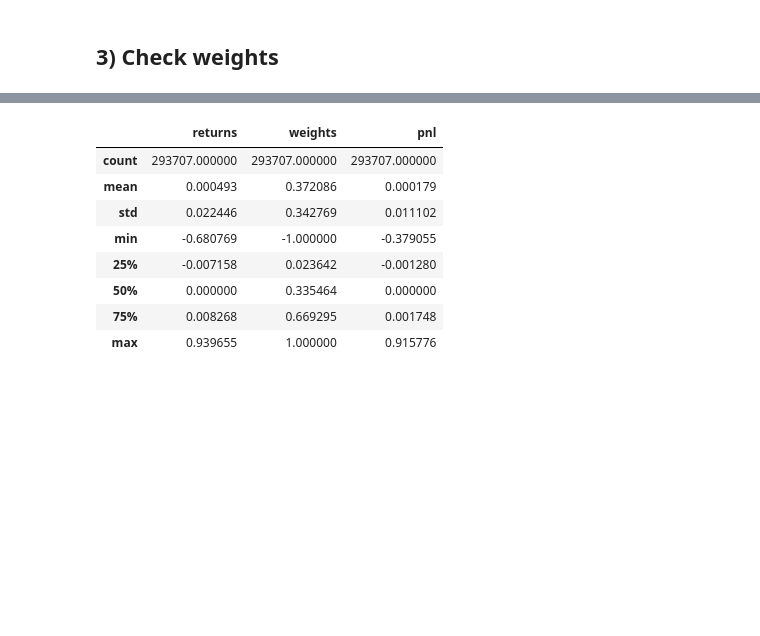
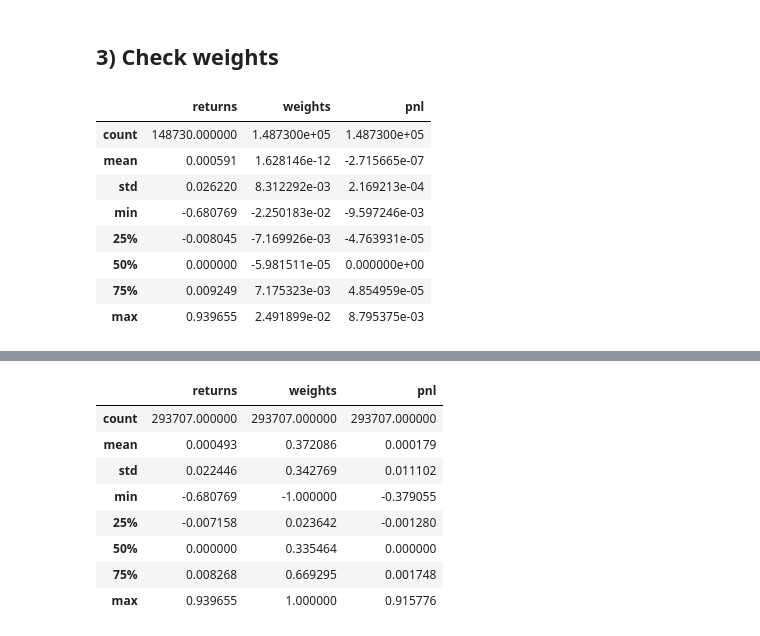
Before and after one commit to dcuoliveira/rpowbe, a Jupyter notebook: src/results_debug.ipynb, the cells around one changed output, grey strips where cells are left out. Cells and saved outputs as stored; diff of their text form; code cells hidden in the pictures; blank space fills up the shorter version.

```diff
--- a/src/results_debug.ipynb
+++ b/src/results_debug.ipynb
@@ -75,4 +76,17 @@ plt.show()
 # %% [markdown]
 ## 3) Check weights
+# %%
+check_name = "mvo_ls_small_sample_cbb_cbb"
+all_summary_df.loc[(all_summary_df["model"] == check_name), ["returns", "weights", "pnl"]].describe()
+# %% [output]
+|  | returns | weights | pnl |
+| count | 148730.000000 | 1.487300e+05 | 1.487300e+05 |
+| mean | 0.000591 | 1.628146e-12 | -2.715665e-07 |
+| std | 0.026220 | 8.312292e-03 | 2.169213e-04 |
+| min | -0.680769 | -2.250183e-02 | -9.597246e-03 |
+| 25% | -0.008045 | -7.169926e-03 | -4.763931e-05 |
+| 50% | 0.000000 | -5.981511e-05 | 0.000000e+00 |
+| 75% | 0.009249 | 7.175323e-03 | 4.854959e-05 |
+| max | 0.939655 | 2.491899e-02 | 8.795375e-03 |
 # %%
 check_name = "mvo_ls_small_sample_mle_mle"
```
Also changed, not shown: parts of 5 cells of this notebook.
